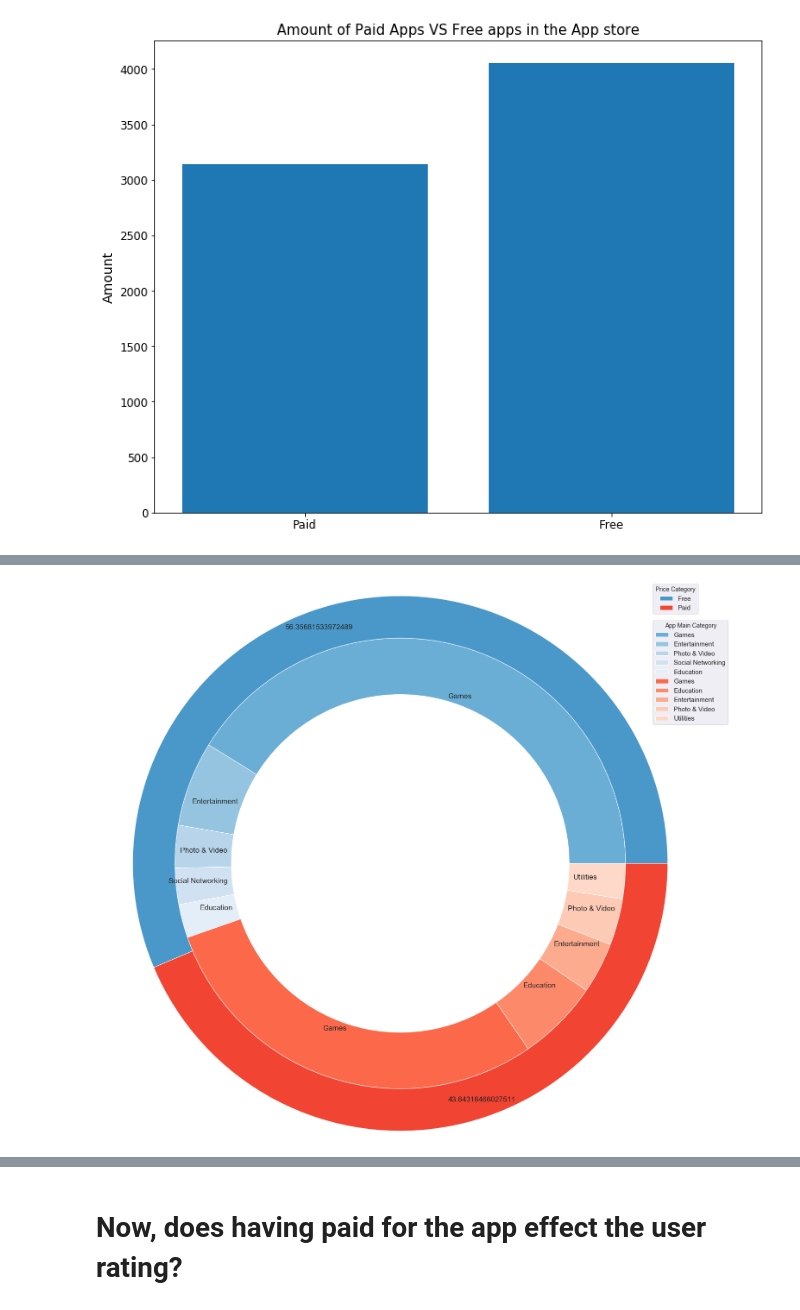
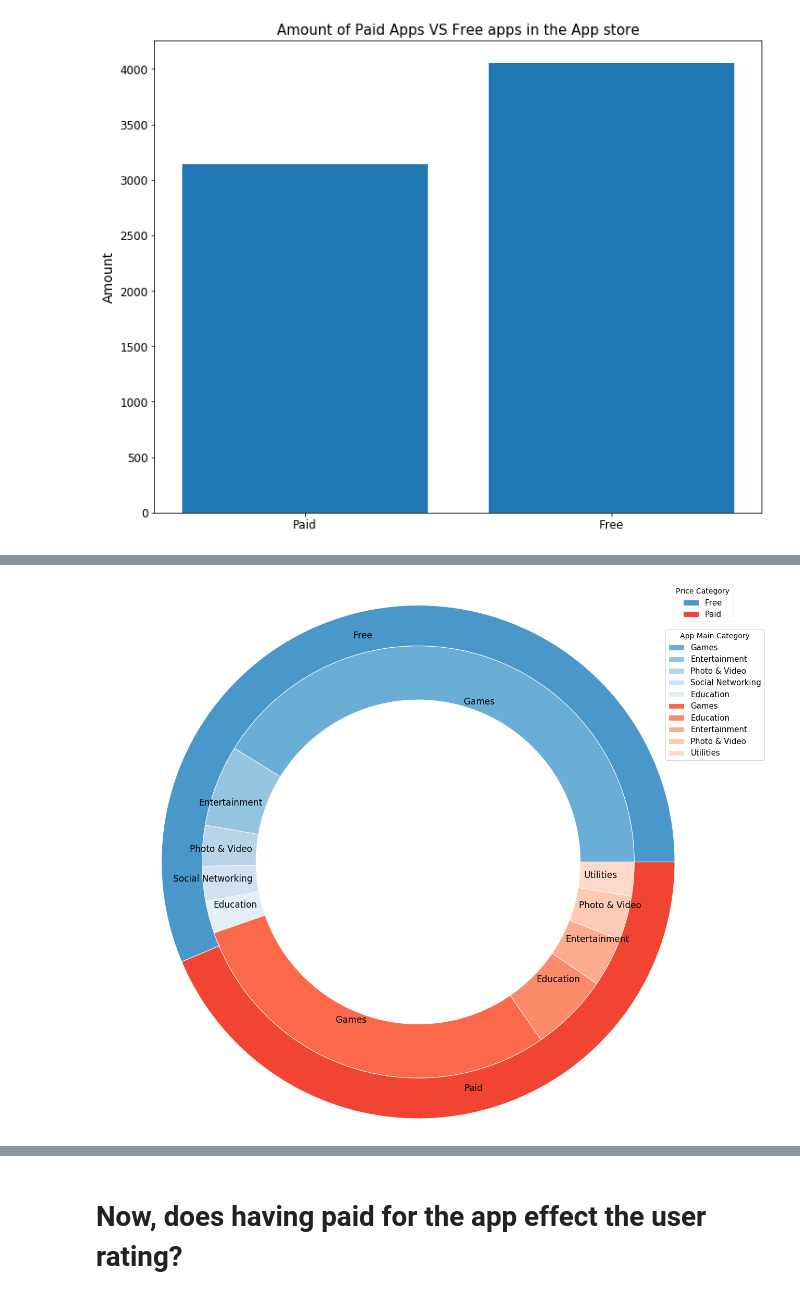
Before and after one commit to Shaked-g/goodreads, a Jupyter notebook: Apple_Visualization.ipynb, the cells around one changed output, grey strips where cells are left out. Saved outputs shown, nothing was run; the diff lists cells and outputs as text; code cells hidden in the pictures.

Commit message:
Fixing Apple Visualization ipynb upload

```diff
--- a/Apple_Visualization.ipynb
+++ b/Apple_Visualization.ipynb
@@ -32,0 +23,9 @@ apple.head()
+# %%
+del apple['Unnamed: 0']
+
+#changing apps sizes to MB for conviniance
+apple['size_bytes_in_MB'] = apple['size_bytes'] / (1024 * 1024)
+apple['size_bytes_in_MB']=apple['size_bytes_in_MB'].astype(int)
+del apple['size_bytes']
+
+apple.head()
@@ -129,36 +128,37 @@ SyntaxError: invalid syntax (<ipython-input-194-d8c646b72fc7>, line 28)
 # %%
+#V
 # Make data: I have 3 groups and 7 subgroups
 group_names=['Free', 'Paid']
 group_size=[free['price'],paid['price']]
 subgroup_names=['Games', 'Entertainment', 'Photo & Video', 'Social Networking', 'Education','Games','Education','Entertainment','Photo & Video','Utilities']
 subgroup_size=[games,enter,photo,social,education,games_p,ed_p,ent_p,pho_p,uti_p]
 
 # Create colors
 a, b,c=[plt.cm.Blues, plt.cm.Reds, plt.cm.Greens]
 
-fig, ax = plt.subplots()
+fig, ax = plt.subplots(figsize=(20, 16))
 
 # Second Ring (Inside)
 mypie2, _ = ax.pie(subgroup_size, radius=1.9-0.3, labels=subgroup_names, labeldistance=0.77, colors=[a(0.5), a(0.4), a(0.3), a(0.2),a(0.1),b(0.5),b(0.4),b(0.3),b(0.2),b(0.15)],textprops={'fontsize': 17})
 plt.setp( mypie2, width=0.4, edgecolor='white')
 plt.margins(0,0)
 
 leg =ax.legend(title="App Main Category",loc='upper right',title_fontsize=14, bbox_to_anchor=(1.05, 1.2),fontsize=15)
 
 # First Ring (outside)
 ax.axis('equal')
-mypie, _ = ax.pie(group_size,labels=prec, labeldistance=0.9, radius=1.9, colors=[a(0.6), b(0.6)],textprops={'fontsize': 17} )
+mypie, _ = ax.pie(group_size,labels=group_names, labeldistance=0.9, radius=1.9, colors=[a(0.6), b(0.6)],textprops={'fontsize': 17} )
 plt.setp( mypie, width=0.3, edgecolor='white')
 
 #plt.axis('equal')
-
 from matplotlib.legend import Legend
 leg2 = ax.legend(mypie,group_names,title="Price Category",loc='lower right',title_fontsize=14, bbox_to_anchor=(1, 1.2),fontsize=15)
 ax.add_artist(leg);
 
 # show it
+plt.tight_layout(pad=0.4, w_pad=0.5, h_pad=1.0)
 plt.show()
 ax.figure.savefig("New Free vs Paid pie.jpg", bbox_inches='tight', dpi=600)
 # %% [output]
-[figure, old version]
+[figure, new version]
 # %%
```
Also changed, not shown: parts of 23 cells of this notebook.
